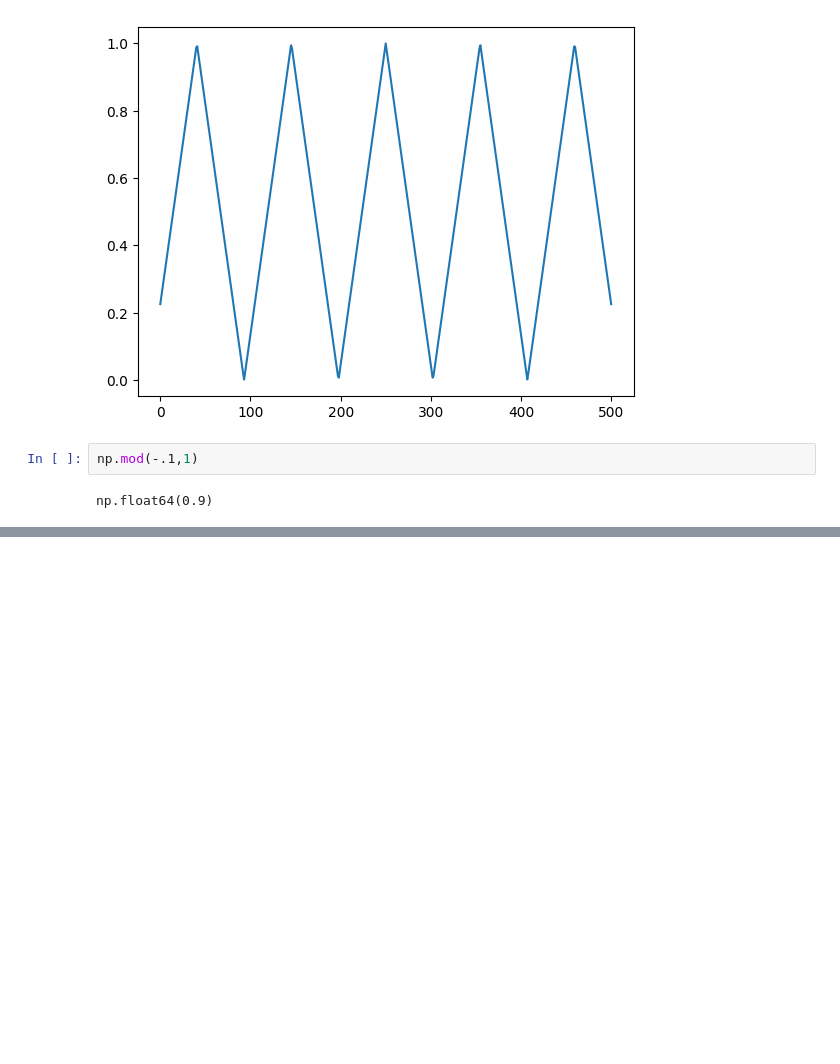
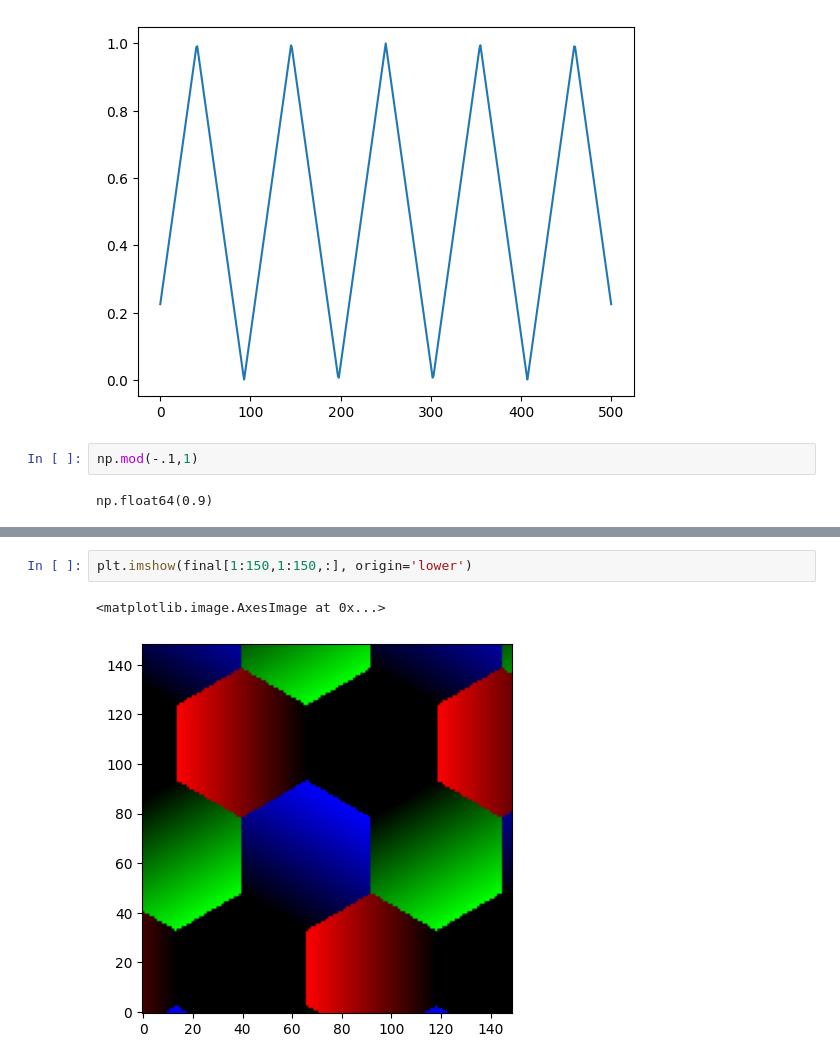
Before and after one commit to Potdooshami/2H_TaSe2_Tc_STM, a Jupyter notebook: phasemapping.ipynb, the cells around one changed output, grey strips where cells are left out. Cells and saved outputs as stored; diff of their text form; blank space fills up the shorter version.

```diff
--- a/phasemapping.ipynb
+++ b/phasemapping.ipynb
@@ -428,0 +511,5 @@ fig,axs = plt.subplots(4,5,figsize=(10,6))
+# %%
+plt.imshow(final[1:150,1:150,:], origin='lower')
+# %% [output]
+<matplotlib.image.AxesImage at 0x...>
+[figure, added]
```
Also changed, not shown: parts of 23 cells of this notebook.
